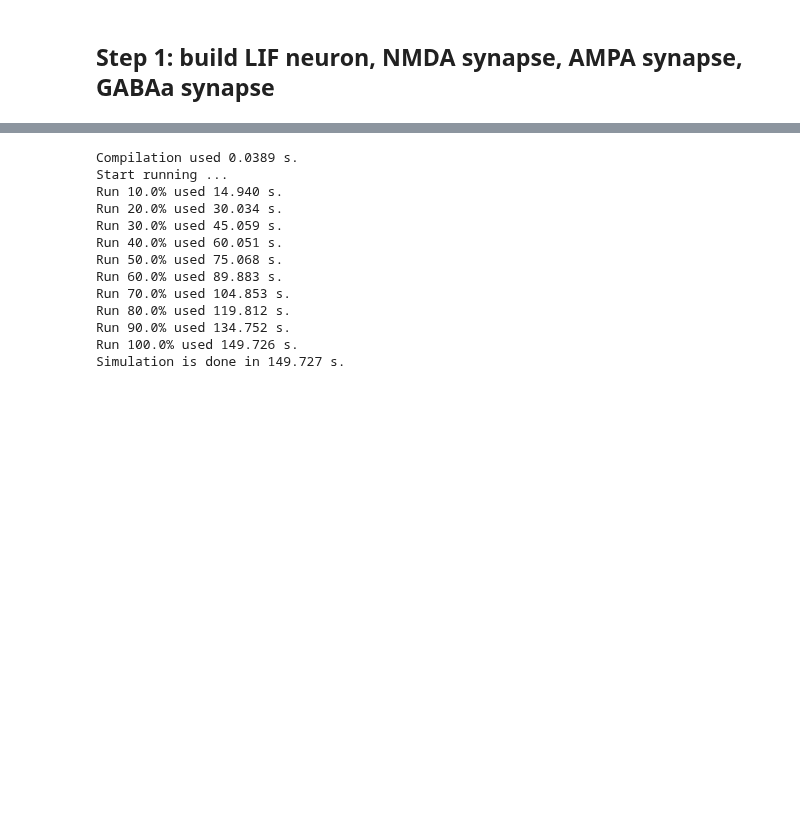
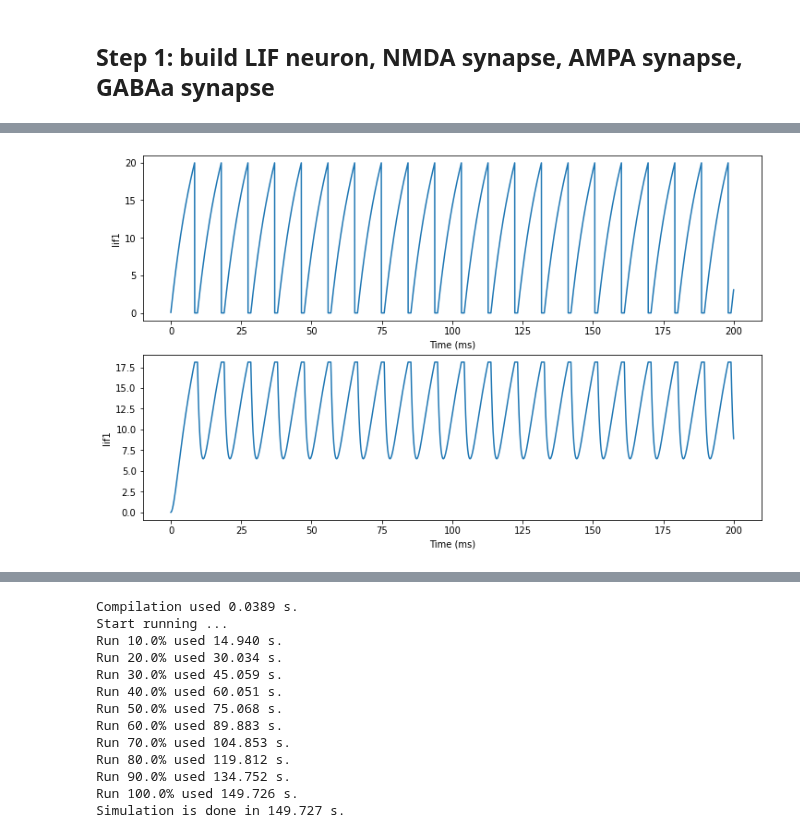
Before and after one commit to AohuaCheng/Neuro-and-Complexity-Science, a Jupyter notebook: Coding/STDP/STDP.ipynb, the cells around one changed output, grey strips where cells are left out. Cells and saved outputs as stored; diff of their text form; code cells hidden in the pictures; blank space fills up the shorter version.

```diff
--- a/Coding/STDP/STDP.ipynb
+++ b/Coding/STDP/STDP.ipynb
@@ -26,0 +50,30 @@ bp.backend.set(dt=0.02)
+# %%
+## Parameters setting
+tau_m = 10 # [ms]
+g_L = 1 # [mS/mm2]
+E_L = -65 # [mV]
+E_ampa = 60 # [mV]
+E_nmda = 0 # [mV]
+tau_V = 10/9 # classical [ms] 2, 4/3, 2/3, 100, 4/3, 20, 9/8, 2.5
+tau_G = 20 # classical [ms] 2, 20, 20, 1, 2, 20, 2, 20
+
+bar_g_nmda = 0.01 # [mS/mm2]
+
+tau_p = 1.5 # [ms]
+alpha_p = 0.5
+
+tau_n = 152 # [ms]
+alpha_n = 0.5
+
+Mg2 = 1 # [mM]
+
+alpha = 10
+tau_Ca = 530 # [ms]
+
+bar_g_ampa = 0.05 # [mS/mm2]
+
+phi_f = 1e-5
+phi_s = 0.1
+alpha_s = 7.4e-6
+
+coalpha_Af = 0.1
@@ -27 +134,15 @@ bp.backend.set(dt=0.02)
+# %%
+## LIF
+lif1 = LIF(size=1, monitors=['V','V_i']) # size is the iteration rounds
+lif1.run(duration=t_duration, inputs=('input', 100)) # duration is the real time
+# %%
+# plot
+fig, gs = bp.visualize.get_figure(row_num=2, col_num=1, row_len=3, col_len=10)
+
+fig.add_subplot(gs[0, 0])
+bp.visualize.line_plot(lif1.mon.ts, lif1.mon.V[:, 0], ylabel='lif1')
+fig.add_subplot(gs[1, 0])
+bp.visualize.line_plot(lif1.mon.ts, lif1.mon.V_i[:, 0], ylabel='lif1')
+# %% [output]
+[figure, added]
 # %% [markdown]
```
Also changed, not shown: parts of 11 cells of this notebook.
